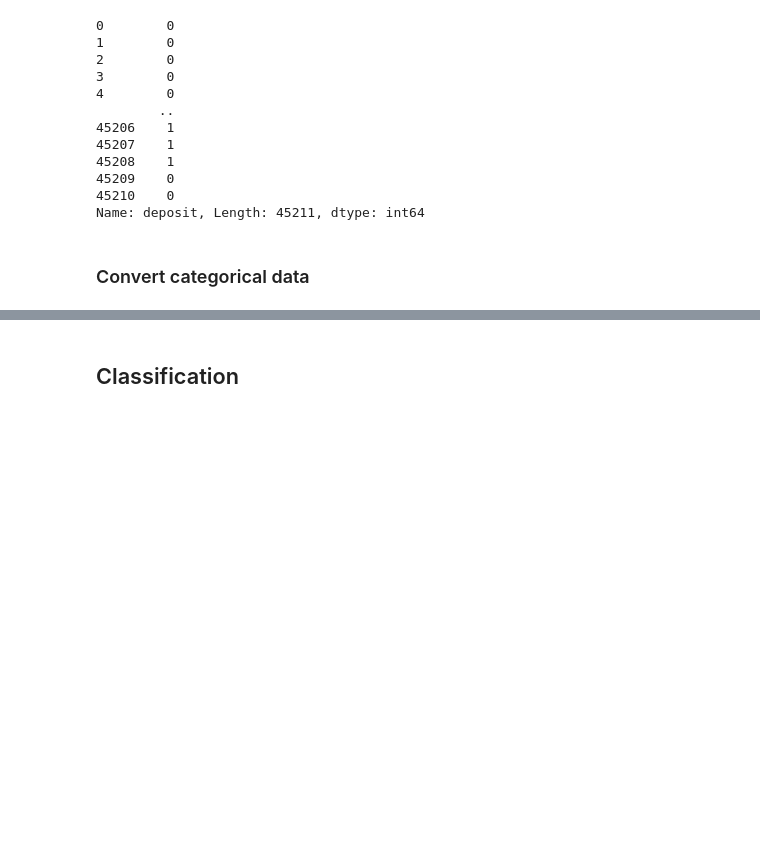
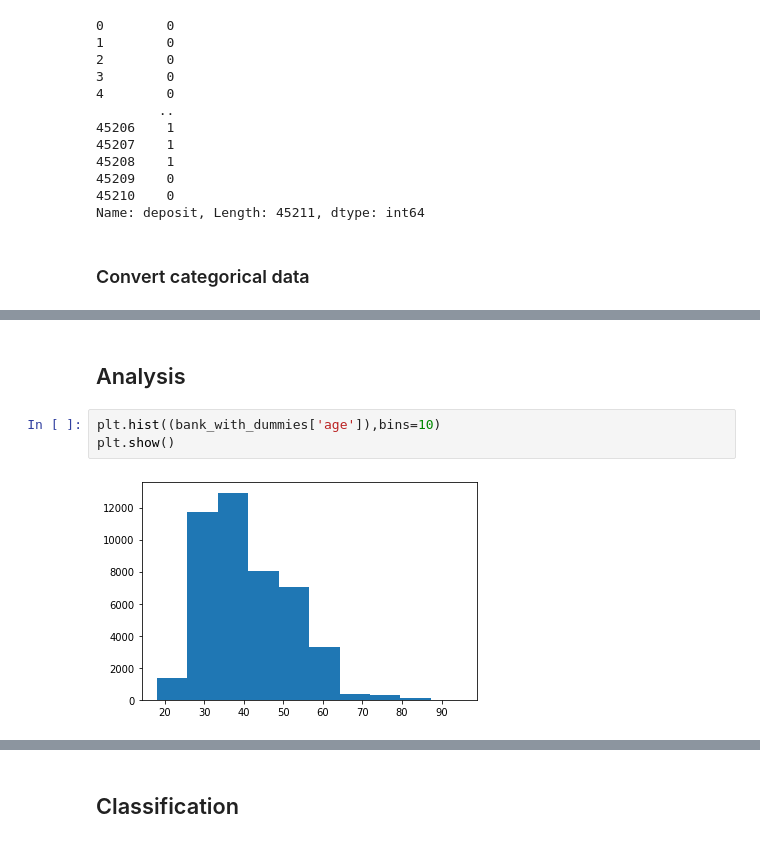
Before and after one commit to sbernal93/idss-project, a Jupyter notebook: bank.ipynb, the cells around one changed output, grey strips where cells are left out. Saved outputs shown, nothing was run; the diff lists cells and outputs as text; blank space fills up the shorter version.

```diff
--- a/bank.ipynb
+++ b/bank.ipynb
@@ -157,3 +157,10 @@ bank_with_dummies.describe()
 | 75% | 48.000000 | 1428.000000 | 3.000000 | -1.000000 | 0.000000 | 0.000000 | 1.000000 | 0.000000 | 0.000000 | ... |
 | max | 95.000000 | 102127.000000 | 63.000000 | 871.000000 | 275.000000 | 1.000000 | 1.000000 | 1.000000 | 1.000000 | ... |
 8 rows × 31 columns
+# %% [markdown]
+## Analysis
+# %%
+plt.hist((bank_with_dummies['age']),bins=10)
+plt.show()
+# %% [output]
+[figure, added]
```
Also changed, not shown: parts of 18 cells of this notebook, 1 other file.
